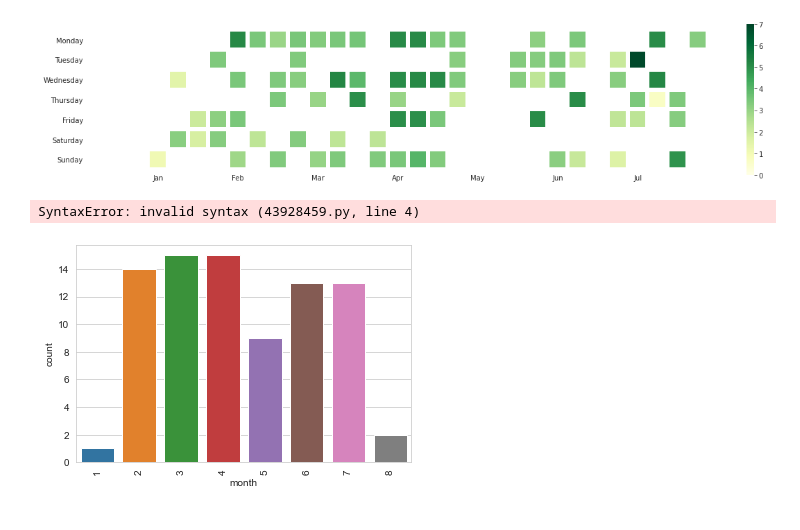
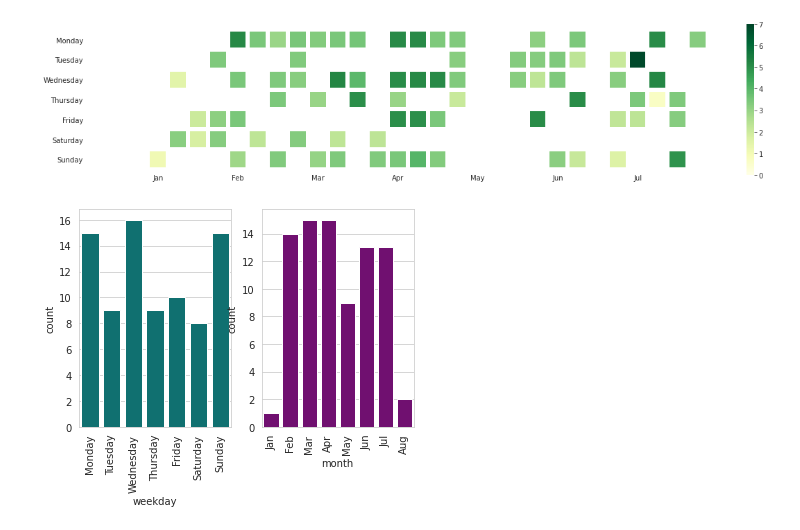
Before and after one commit to sejaldua/pelo-wolfpack, a Jupyter notebook: playground.ipynb, the cells around one changed output. Drawn from its saved outputs; the diff is of its cells as text; code cells hidden in the pictures.

```diff
--- a/playground.ipynb
+++ b/playground.ipynb
@@ -205,18 +216,13 @@ plt.xlabel("");
 # %%
 fig, ax = plt.subplots(1,2);
 sns.countplot(data=data_2021, x='weekday', order=weekday_order, color='teal', ax=ax[0]);
-sns.countplot(data=data_2021, x='month', color='purple', order=month_order
+sns.countplot(data=data_2021, x='month', color='purple',
                    order=[i+1 for i in range(max(data_2021['month']))], ax=ax[1]);
 ax[0].set_xticklabels(ax[0].get_xticklabels(), rotation=90);
+ax[1].set_xticklabels(month_order, rotation=90);
 plt.show()
 # %% [output]
-SyntaxError: invalid syntax (43928459.py, line 4)
+[figure, added]
-# %%
-
-plt.xticks(rotation=90);
-plt.show()
-# %% [output]
-[figure, removed]
 # %%
 df_pivoted = pd.pivot_table(data_2021[['weekday_num', 'hour', 'distance']],
                            values='distance', index=['weekday_num'],
```
Also changed, not shown: parts of 7 cells of this notebook.
